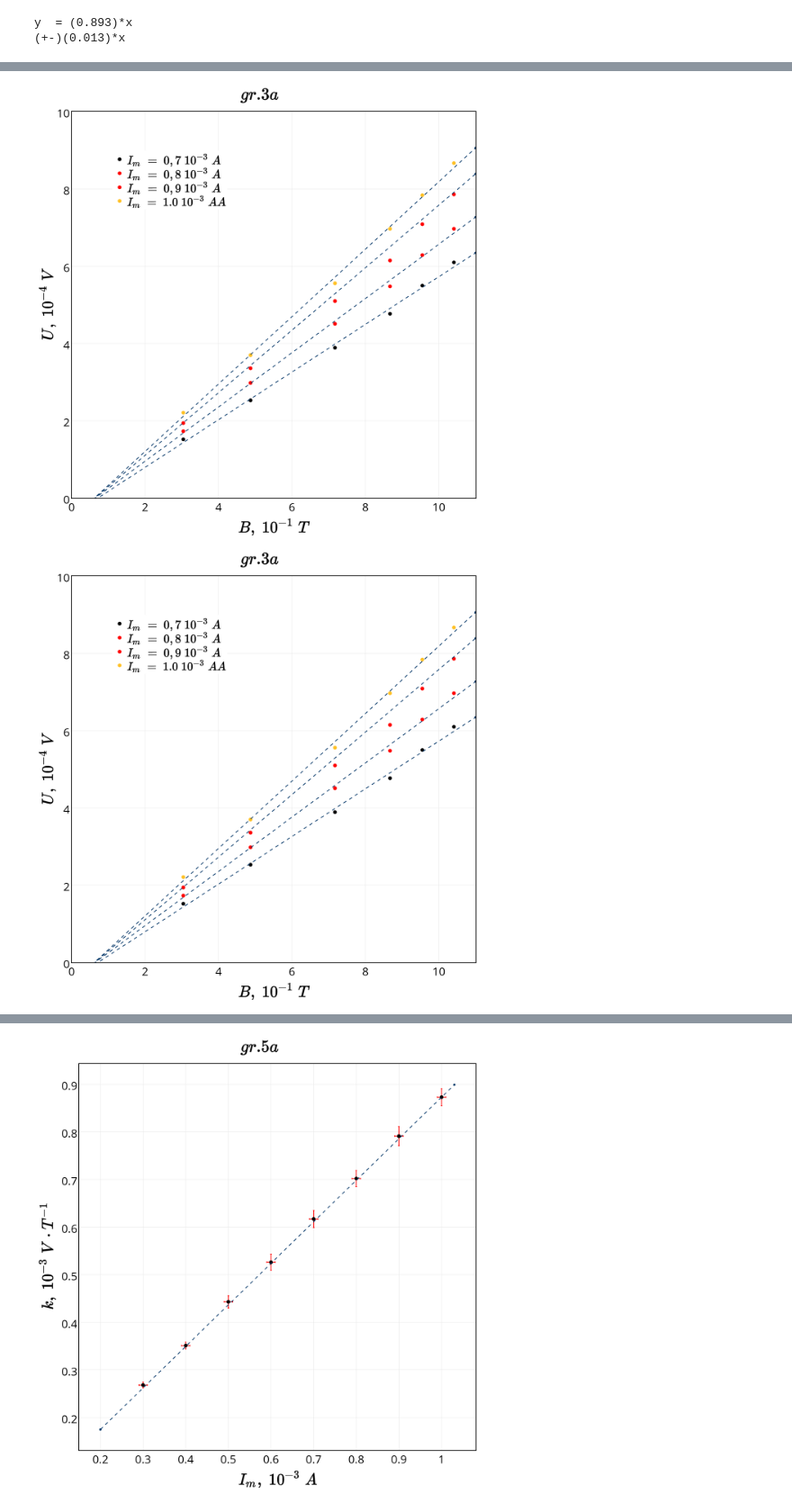
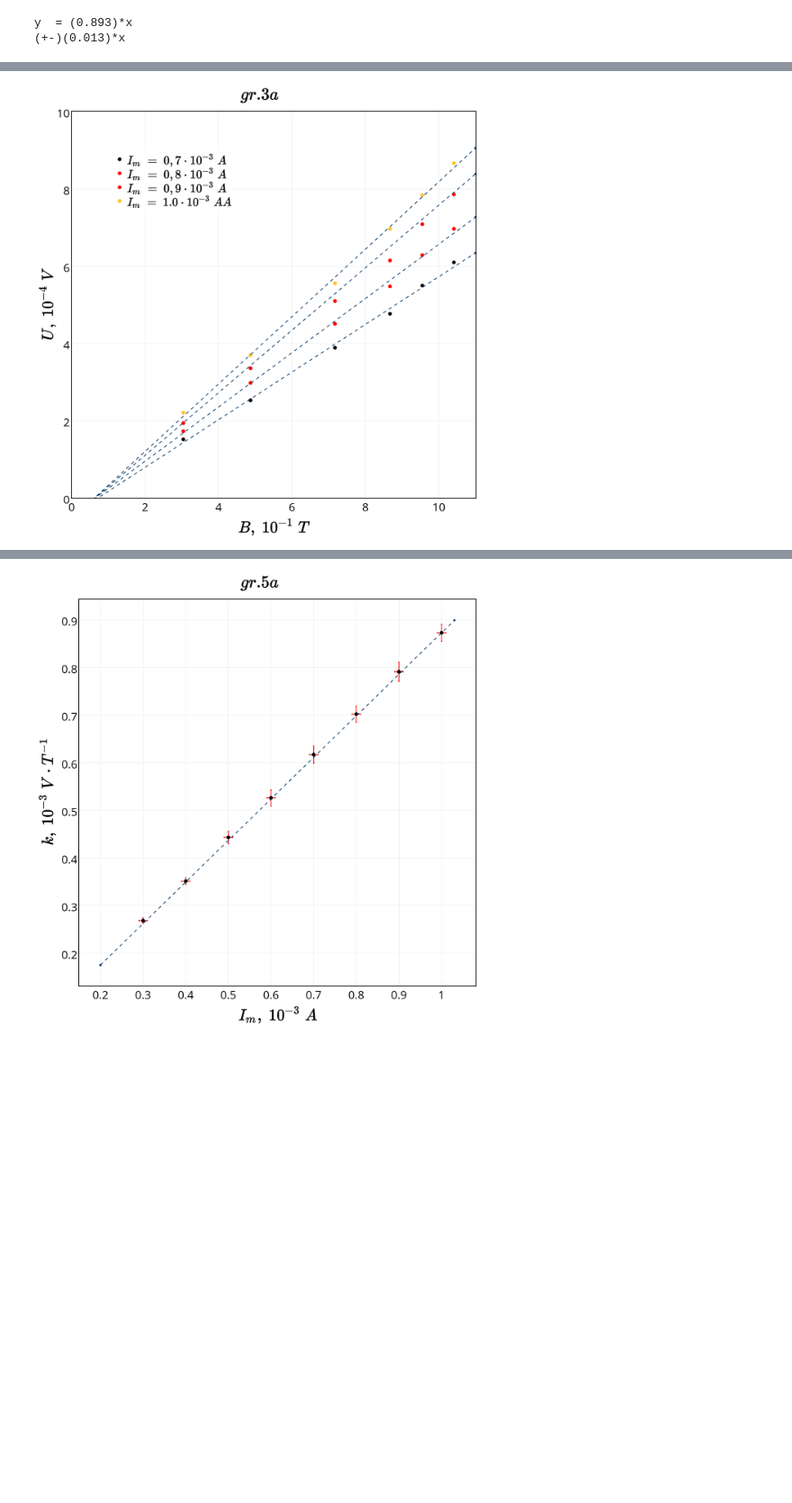
Before and after one commit to heyfaraday/labs_3sem, a Jupyter notebook: 3.3.4/analysis.ipynb, the cells around one changed output, grey strips where cells are left out. Shown at 90% size. Saved outputs shown, nothing was run; the diff lists cells and outputs as text; code cells hidden in the pictures; blank space fills up the shorter version.

```diff
--- a/3.3.4/analysis.ipynb
+++ b/3.3.4/analysis.ipynb
@@ -940,7 +940,7 @@ trace1 = go.Scatter(
     y = data['U5']/100,
     x = data['B']/100,
     mode = 'markers',
-    name = '$I_m~=~0,7~10^{-3}~A$',
+    name = '$I_m~=~0,7\cdot 10^{-3}~A$',
     marker = dict(
         size = 10,
         opacity = 1,
@@ -951,7 +951,7 @@ trace2 = go.Scatter(
     y = data['U6']/100,
     x = data['B']/100,
     mode = 'markers',
-    name = '$I_m~=~0,8~10^{-3}~A$',
+    name = '$I_m~=~0,8\cdot 10^{-3}~A$',
     marker = dict(
         size = 10,
         opacity = 1,
@@ -962,7 +962,7 @@ trace3 = go.Scatter(
     y = data['U7']/100,
     x = data['B']/100,
     mode = 'markers',
-    name = '$I_m~=~0,9~10^{-3}~A$',
+    name = '$I_m~=~0,9\cdot 10^{-3}~A$',
     marker = dict(
         size = 10,
         opacity = 1,
@@ -974,7 +974,7 @@ trace4 = go.Scatter(
     y = data['U9']/100,
     x = data['B']/100,
     mode = 'markers',
-    name = '$I_m~=~1.0~10^{-3}~AA$',
+    name = '$I_m~=~1.0\cdot 10^{-3}~AA$',
     marker = dict(
         size = 10,
         opacity = 1,
@@ -1057,35 +1057,34 @@ layout = go.Layout(
     yaxis = dict(
         title = '$U,~10^{-4}~V$',
         range = [0, 10],
         zeroline = False,
         ticklen = 0,
         color = '#000000',
         mirror = True,
         showline = True,
         linewidth = 2,
         titlefont = dict(
             size = 40,
             color = '#000000'
             )
     ),
     margin = dict(
         l = 100,
         r = 23,
         t = 70,
         b = 100,
         pad = 0
     ),
 )
 
 fig = go.Figure(data=trace0, layout=layout)
 #py.iplot(figure, filename='basic-error-bar')
 py.image.save_as(fig, 'my_plot3a.png')
 #! open my_plot.png
 from IPython.display import Image
 Image("my_plot3a.png", width=500)
 # %% [output]
-[figure, old version]
+[figure, new version]
-[figure, removed]
 # %%
 trace1 = go.Scatter(
     y = data['U5']/100,
```
Also changed, not shown: parts of 7 cells of this notebook, 33 other files.
